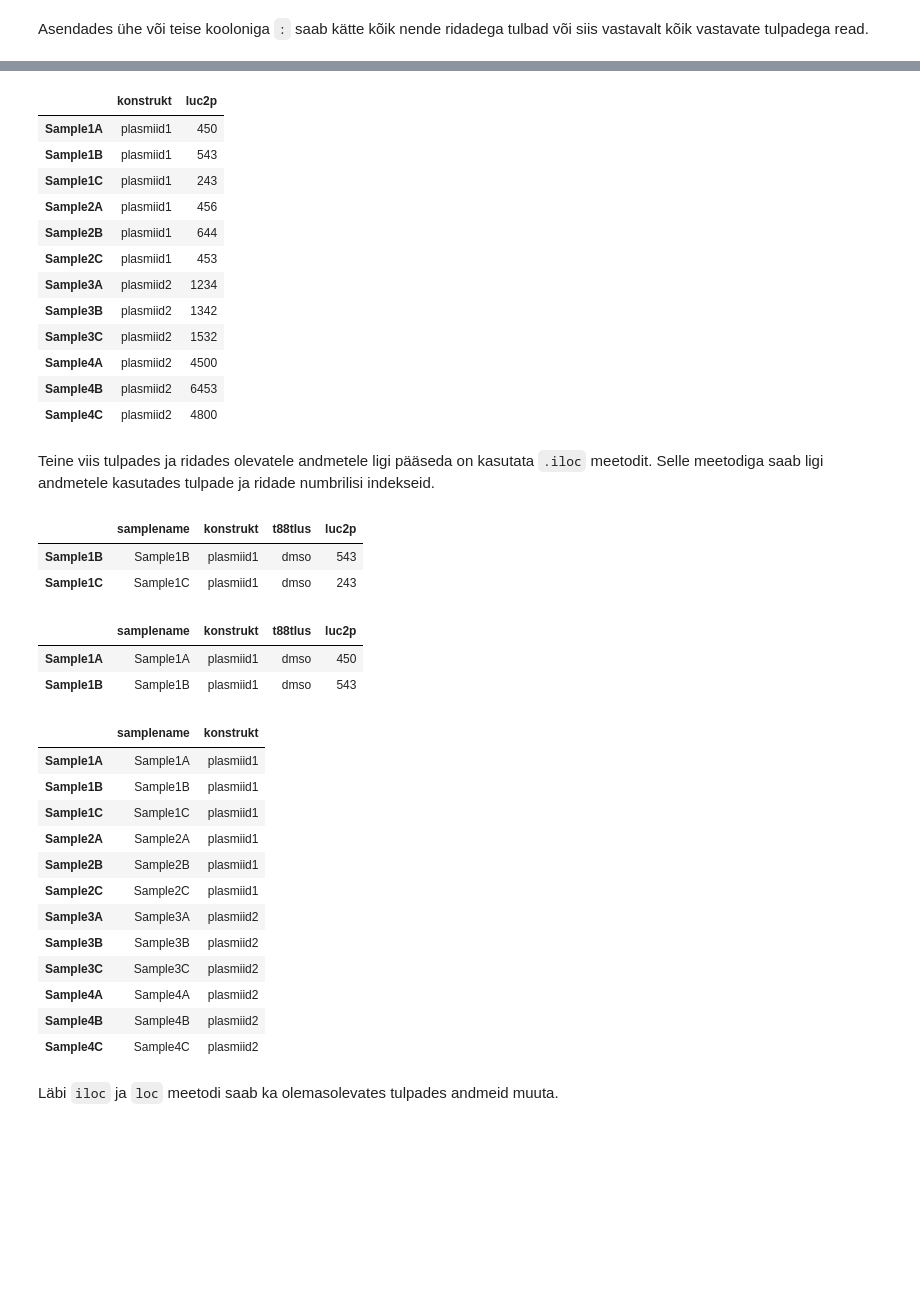
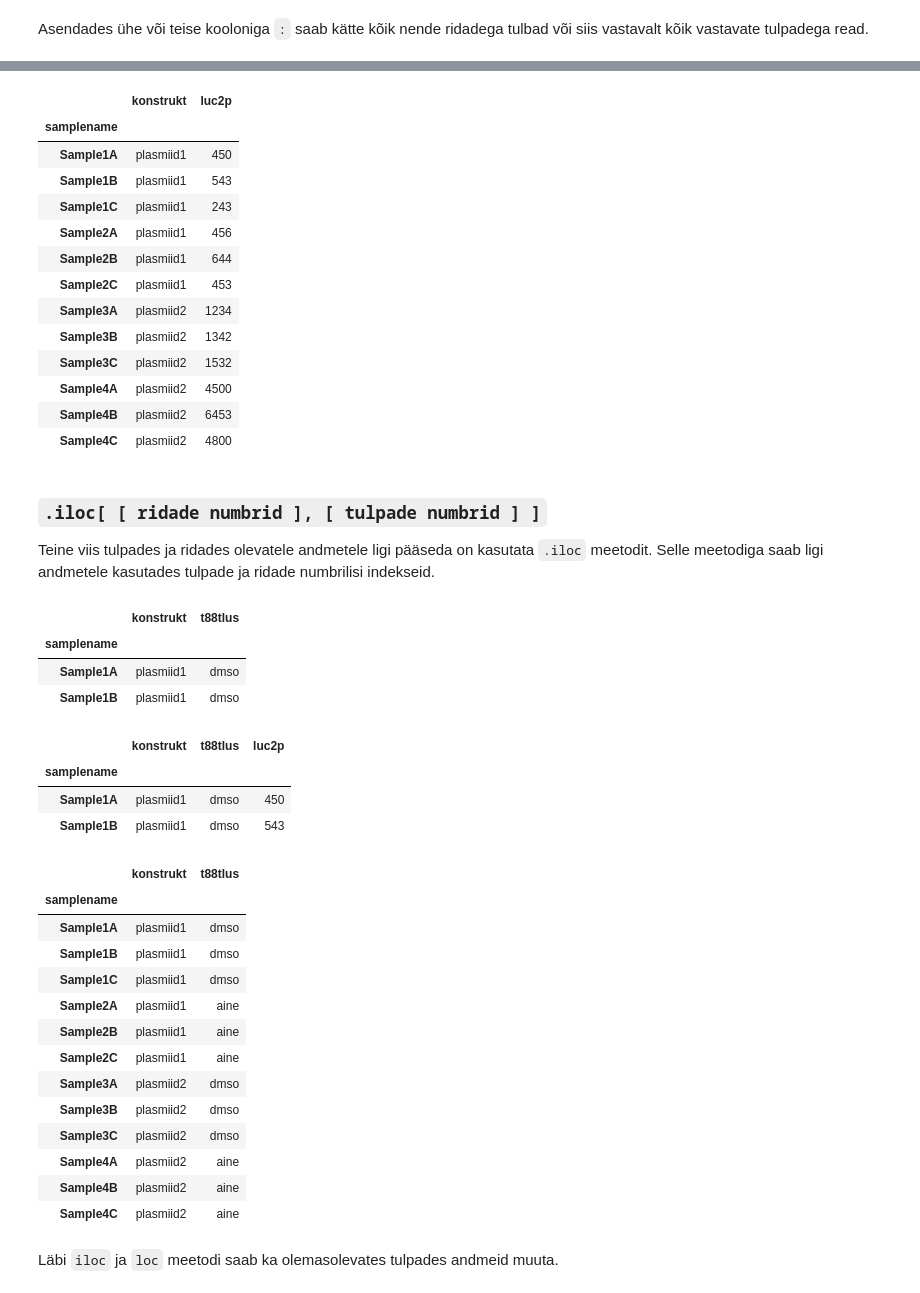
Before and after one commit to kjaanson/jupyter-workshop-ttu, a Jupyter notebook: 02-pandas-introduction.ipynb, the cells around one changed output, grey strips where cells are left out. Saved outputs shown, nothing was run; the diff lists cells and outputs as text; code cells hidden in the pictures; blank space fills up the shorter version.

```diff
--- a/02-pandas-introduction.ipynb
+++ b/02-pandas-introduction.ipynb
@@ -109,0 +187,3 @@ df_simple.set_index('samplename')
+# %%
+df = pd.read_excel("example_data/02-exp1.xlsx", index_col=0)
+df
@@ -130,7 +229,8 @@ df_withindex.loc[['Sample1A', 'Sample2A'],:]
 # %%
-df_withindex.loc[:,['konstrukt','luc2p']]
+df.loc[:,['konstrukt','luc2p']]
 # %% [output]
 |  | konstrukt | luc2p |
+| samplename |  |  |
 | Sample1A | plasmiid1 | 450 |
 | Sample1B | plasmiid1 | 543 |
 | Sample1C | plasmiid1 | 243 |
@@ -144,35 +244,40 @@ df_withindex.loc[:,['konstrukt','luc2p']]
 | Sample4B | plasmiid2 | 6453 |
 | Sample4C | plasmiid2 | 4800 |
 # %% [markdown]
+### `.iloc[ [ ridade numbrid ], [ tulpade numbrid ] ]`
+
 Teine viis tulpades ja ridades olevatele andmetele ligi pääseda on kasutata `.iloc` meetodit.
 Selle meetodiga saab ligi andmetele kasutades tulpade ja ridade numbrilisi indekseid.
 # %%
-df_withindex.iloc[[0, 1],[0,1]]
+df.iloc[[0, 1],[0,1]]
 # %% [output]
-|  | samplename | konstrukt | t88tlus | luc2p |
-| Sample1B | Sample1B | plasmiid1 | dmso | 543 |
-| Sample1C | Sample1C | plasmiid1 | dmso | 243 |
+|  | konstrukt | t88tlus |
+| samplename |  |  |
+| Sample1A | plasmiid1 | dmso |
+| Sample1B | plasmiid1 | dmso |
 # %%
-df_withindex.iloc[[0, 1],:]
+df.iloc[[0, 1],:]
 # %% [output]
-|  | samplename | konstrukt | t88tlus | luc2p |
-| Sample1A | Sample1A | plasmiid1 | dmso | 450 |
-| Sample1B | Sample1B | plasmiid1 | dmso | 543 |
+|  | konstrukt | t88tlus | luc2p |
+| samplename |  |  |  |
+| Sample1A | plasmiid1 | dmso | 450 |
+| Sample1B | plasmiid1 | dmso | 543 |
 # %%
-df_withindex.iloc[:,[0, 1]]
+df.iloc[:,[0, 1]]
 # %% [output]
-|  | samplename | konstrukt |
-| Sample1A | Sample1A | plasmiid1 |
-| Sample1B | Sample1B | plasmiid1 |
-| Sample1C | Sample1C | plasmiid1 |
-| Sample2A | Sample2A | plasmiid1 |
-| Sample2B | Sample2B | plasmiid1 |
-| Sample2C | Sample2C | plasmiid1 |
-| Sample3A | Sample3A | plasmiid2 |
-| Sample3B | Sample3B | plasmiid2 |
-| Sample3C | Sample3C | plasmiid2 |
-| Sample4A | Sample4A | plasmiid2 |
-| Sample4B | Sample4B | plasmiid2 |
-| Sample4C | Sample4C | plasmiid2 |
+|  | konstrukt | t88tlus |
+| samplename |  |  |
+| Sample1A | plasmiid1 | dmso |
+| Sample1B | plasmiid1 | dmso |
+| Sample1C | plasmiid1 | dmso |
+| Sample2A | plasmiid1 | aine |
+| Sample2B | plasmiid1 | aine |
+| Sample2C | plasmiid1 | aine |
+| Sample3A | plasmiid2 | dmso |
+| Sample3B | plasmiid2 | dmso |
+| Sample3C | plasmiid2 | dmso |
+| Sample4A | plasmiid2 | aine |
+| Sample4B | plasmiid2 | aine |
+| Sample4C | plasmiid2 | aine |
 # %% [markdown]
 Läbi `iloc` ja `loc` meetodi saab ka olemasolevates tulpades andmeid muuta.
```
Also changed, not shown: parts of 139 cells of this notebook, 3 other files.
